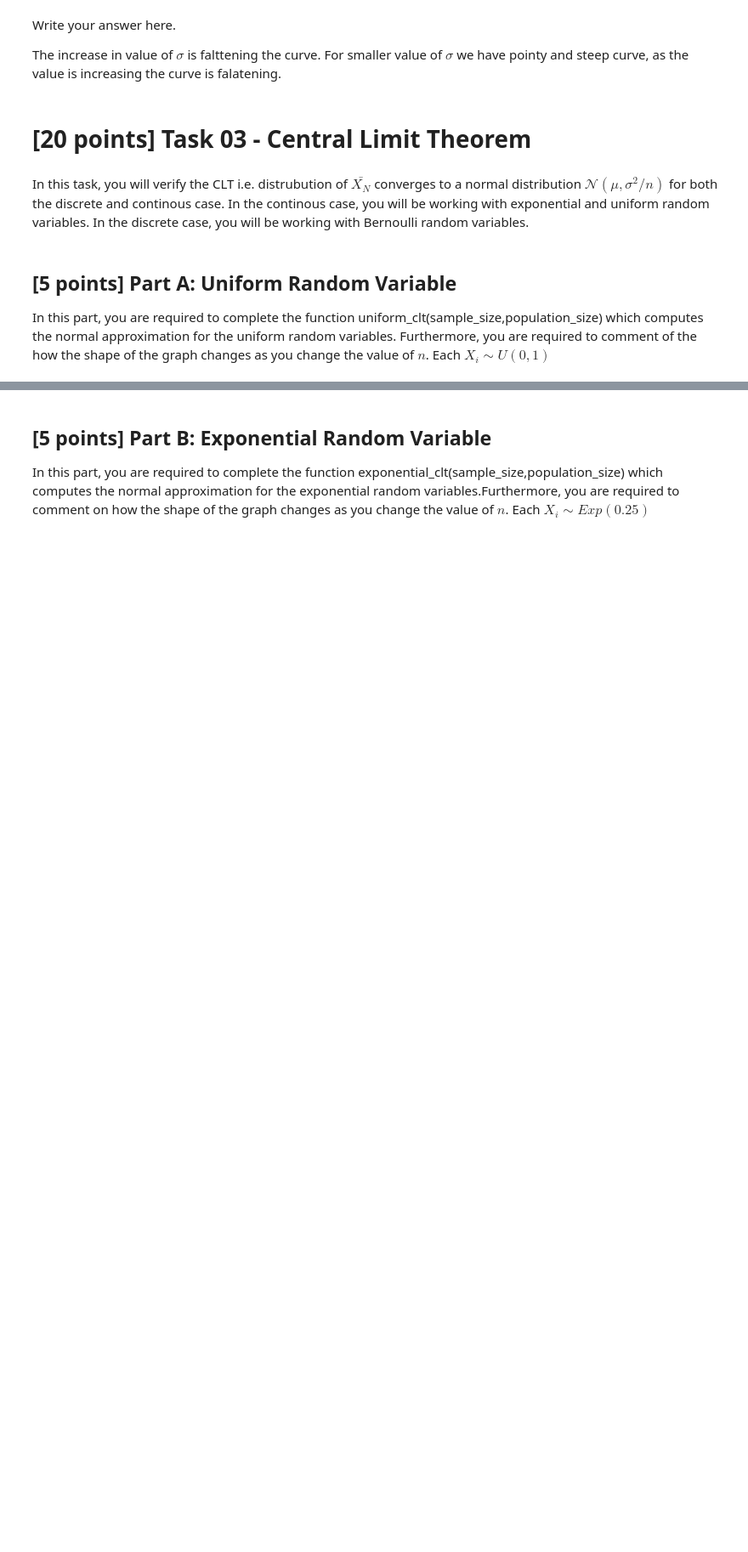
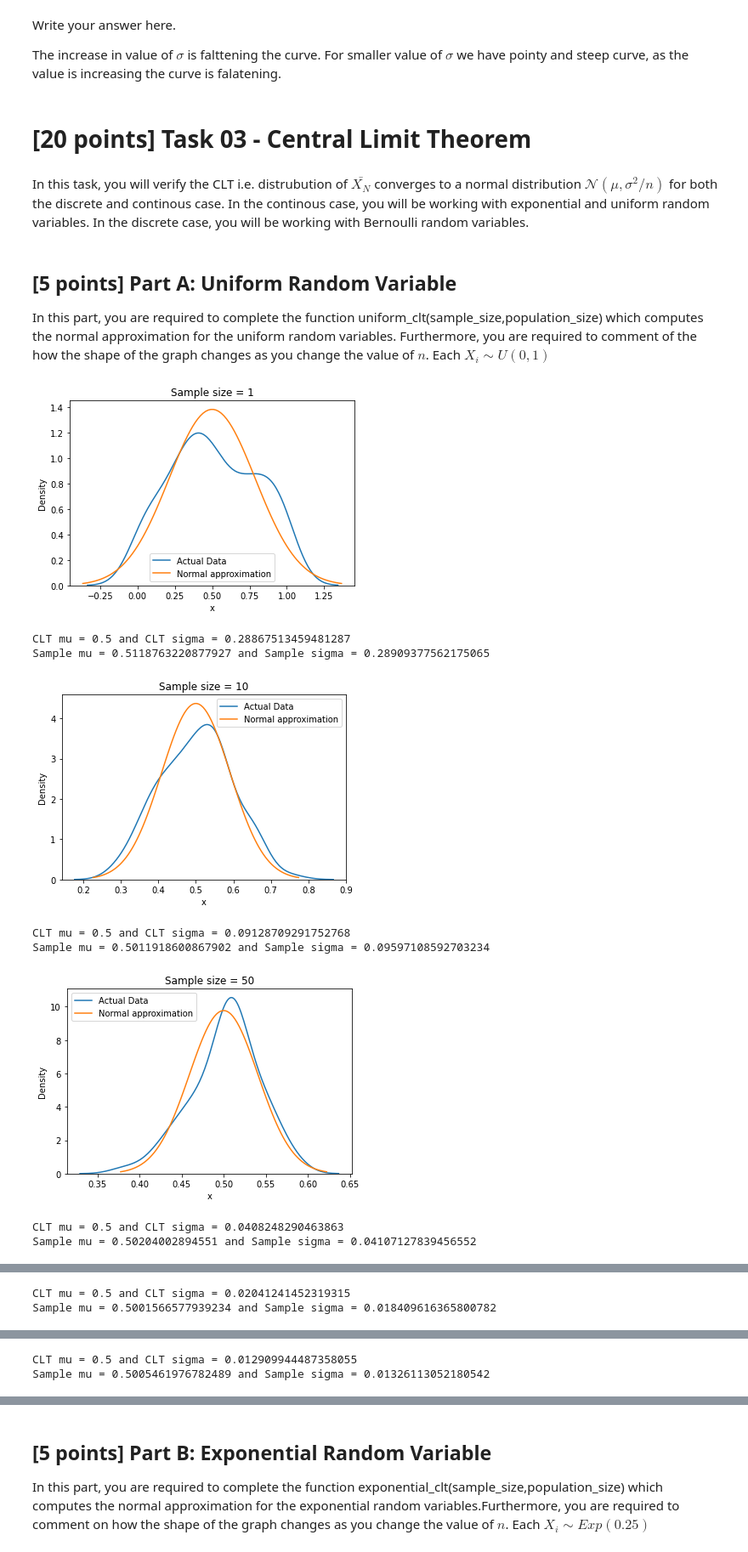
Before and after one commit to mj06879/Probability-and-Statistics-Projects, a Jupyter notebook: 3/Project_3_Student_Submission.ipynb, the cells around one changed output, grey strips where cells are left out. Shown at 85% size. Saved outputs shown, nothing was run; the diff lists cells and outputs as text; code cells hidden in the pictures; blank space fills up the shorter version.

```diff
--- a/3/Project_3_Student_Submission.ipynb
+++ b/3/Project_3_Student_Submission.ipynb
@@ -182,42 +182,54 @@ In this task, you will verify the CLT i.e. distrubution of $\bar{X_N}$ converges
 In this part, you are required to complete the function uniform_clt(sample_size,population_size) which computes the normal approximation for the uniform random variables. Furthermore, you are required to comment of the how the shape of the graph changes as you change the value of $n$. Each ${X_i} \sim U(0,1)$
 # %%
 #TODO: Complete function uniform_clt
-def uniform_clt(sample_size,population_size):
+def uniform_clt(sample_size, population_size):
     """
     This function computes the normal approximation for the uniform random variables.
     """
     # Mean of the uniform random variable
-    mean =
+    mean = 1 / 2
     # Standard deviation of the uniform random variable
-    std =
+    std = 12**(-0.5)
     # Create Dataframe to store sampling results
     df = pd.DataFrame()
     # Simulation
     for i in range(population_size):
         # Generate uniform random variables
-        uniform_sample =
+        uniform_sample = np.random.uniform(0, 1, sample_size)
         col = f'sample {i}'
         df[col] = uniform_sample
     # Compute sample means
-    df_sample = pd.DataFrame(df.mean(),columns=['Sample means'])
+    df_sample = pd.DataFrame(df.mean(), columns=['Sample means'])
     # X_n ~ N(mu, sigma^2/2)
     clt_mu = mean
-    clt_sigma = std/np.sqrt(sample_size)
+    clt_sigma = std / np.sqrt(sample_size)
     s_mu = df_sample.mean().values[0]
     s_sigma = df_sample.std().values[0]
     # Plot distribution of sample means
-    sns.distplot(df_sample,hist=False,label="Actual Data");
+    sns.distplot(df_sample, hist=False, label="Actual Data")
     # Plot CLT distribution
-    X = np.linspace(clt_mu - 3*clt_sigma, clt_mu + 3*clt_sigma, 100)
+    X = np.linspace(clt_mu - 3 * clt_sigma, clt_mu + 3 * clt_sigma, 100)
     Y = stats.norm.pdf(X, clt_mu, clt_sigma)
-    plt.plot(X, Y, label= "Normal approximation")
+    plt.plot(X, Y, label="Normal approximation")
     plt.title(f'Sample size = {sample_size}')
     plt.legend()
     plt.ylabel("Density")
     plt.xlabel("x")
     plt.show()
     # Print CLT statistics vs actual statistics
     print(f'CLT mu = {clt_mu} and CLT sigma = {clt_sigma}')
     print(f'Sample mu = {s_mu} and Sample sigma = {s_sigma}')
-for i in [1,10,50,200,500,1000,10000,100000]:
-    uniform_clt(i,100)
+
+
+for i in [1, 10, 50, 200, 500, 1000, 10000, 100000]:
+    uniform_clt(i, 100)
+# %% [output]
+[figure, added]
+CLT mu = 0.5 and CLT sigma = 0.28867513459481287
+Sample mu = 0.5118763220877927 and Sample sigma = 0.28909377562175065
+[figure, added]
+CLT mu = 0.5 and CLT sigma = 0.09128709291752768
+Sample mu = 0.5011918600867902 and Sample sigma = 0.09597108592703234
+[figure, added]
+CLT mu = 0.5 and CLT sigma = 0.0408248290463863
+Sample mu = 0.50204002894551 and Sample sigma = 0.04107127839456552
@@ -223,0 +237,2 @@ for i in [1,10,50,200,500,1000,10000,100000]:
+CLT mu = 0.5 and CLT sigma = 0.02041241452319315
+Sample mu = 0.5001566577939234 and Sample sigma = 0.018409616365800782
@@ -223,0 +240,2 @@ for i in [1,10,50,200,500,1000,10000,100000]:
+CLT mu = 0.5 and CLT sigma = 0.012909944487358055
+Sample mu = 0.5005461976782489 and Sample sigma = 0.01326113052180542
```
Also changed, not shown: parts of 4 cells of this notebook.
